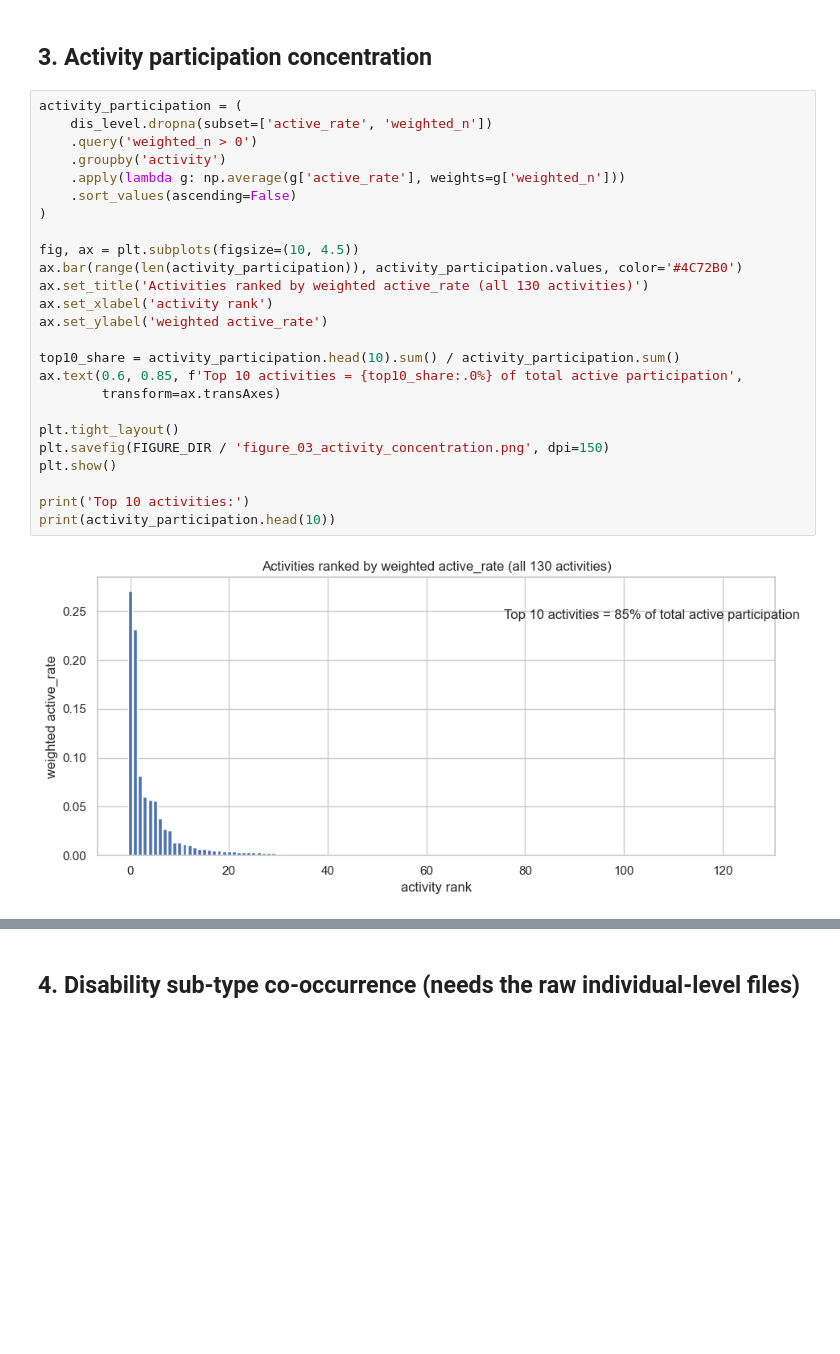
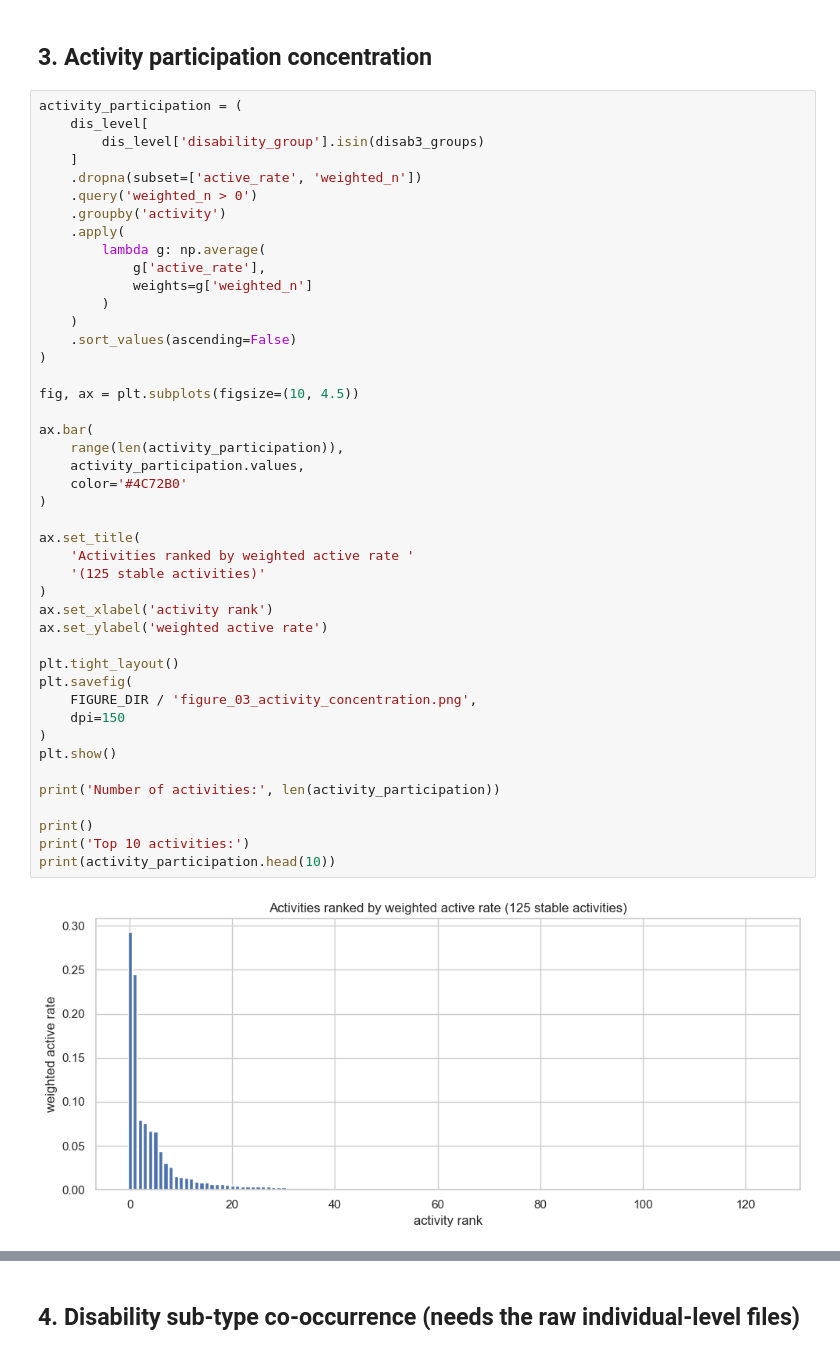
Before and after one commit to YifengMao666/London-Sport2-Group20, a Jupyter notebook: Jingyi Hua/notebooks/05_RQ3_pre_modeling_eda.ipynb, the cells around one changed output, grey strips where cells are left out. Drawn from its saved outputs; the diff is of its cells as text; blank space fills up the shorter version.

```diff
--- a/Jingyi Hua/notebooks/05_RQ3_pre_modeling_eda.ipynb
+++ b/Jingyi Hua/notebooks/05_RQ3_pre_modeling_eda.ipynb
@@ -122,28 +201,47 @@ dtype: float64
 ## 3. Activity participation concentration
 # %%
 activity_participation = (
-    dis_level.dropna(subset=['active_rate', 'weighted_n'])
+    dis_level[
+        dis_level['disability_group'].isin(disab3_groups)
+    ]
+    .dropna(subset=['active_rate', 'weighted_n'])
     .query('weighted_n > 0')
     .groupby('activity')
-    .apply(lambda g: np.average(g['active_rate'], weights=g['weighted_n']))
+    .apply(
+        lambda g: np.average(
+            g['active_rate'],
+            weights=g['weighted_n']
+        )
+    )
     .sort_values(ascending=False)
 )
 
 fig, ax = plt.subplots(figsize=(10, 4.5))
-ax.bar(range(len(activity_participation)), activity_participation.values, color='#4C72B0')
-ax.set_title('Activities ranked by weighted active_rate (all 130 activities)')
+
+ax.bar(
+    range(len(activity_participation)),
+    activity_participation.values,
+    color='#4C72B0'
+)
+
+ax.set_title(
+    'Activities ranked by weighted active rate '
+    '(125 stable activities)'
+)
 ax.set_xlabel('activity rank')
-ax.set_ylabel('weighted active_rate')
-
-top10_share = activity_participation.head(10).sum() / activity_participation.sum()
-ax.text(0.6, 0.85, f'Top 10 activities = {top10_share:.0%} of total active participation',
-        transform=ax.transAxes)
+ax.set_ylabel('weighted active rate')
 
 plt.tight_layout()
-plt.savefig(FIGURE_DIR / 'figure_03_activity_concentration.png', dpi=150)
+plt.savefig(
+    FIGURE_DIR / 'figure_03_activity_concentration.png',
+    dpi=150
+)
 plt.show()
 
+print('Number of activities:', len(activity_participation))
+
+print()
 print('Top 10 activities:')
 print(activity_participation.head(10))
 # %% [output]
-[figure, old version]
+[figure, new version]
```
Also changed, not shown: parts of 15 cells of this notebook, 47 other files.
